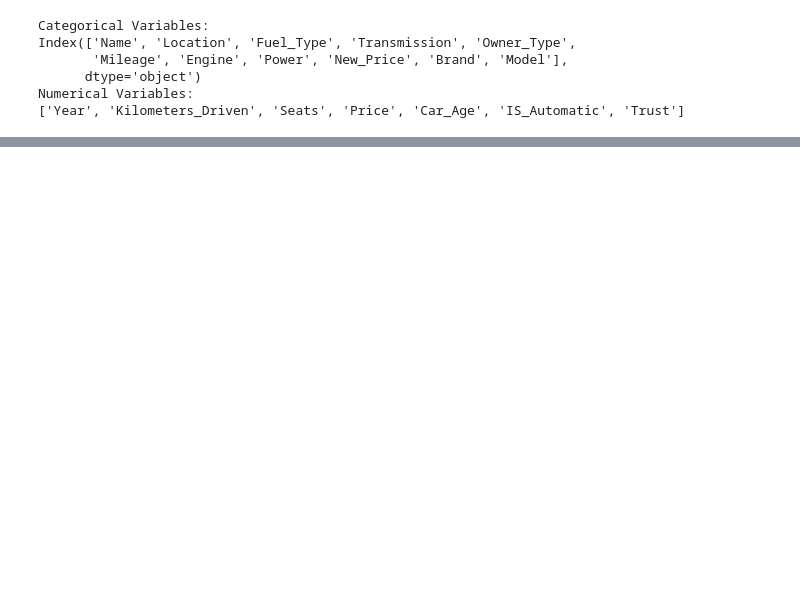
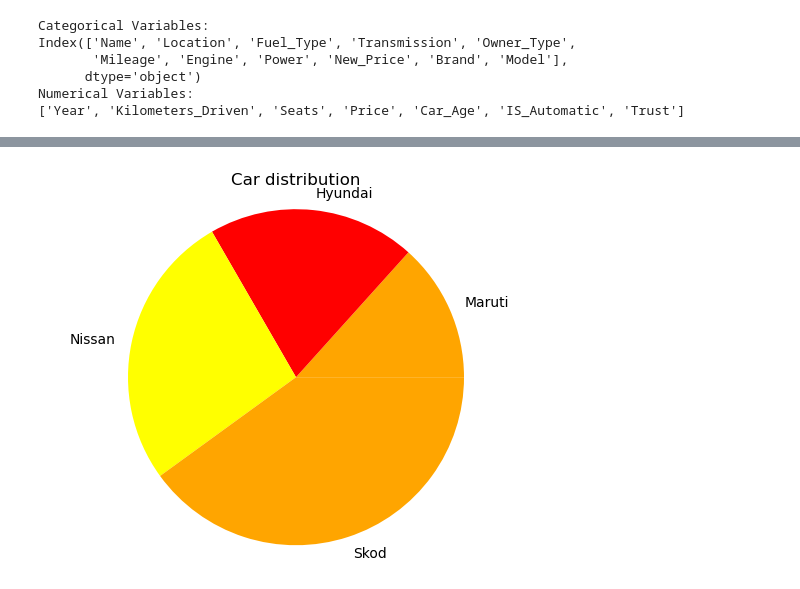
Before and after one commit to samruddhi02004/Machine-Learning-laboratory, a Jupyter notebook: Assingment 1/cars data.ipynb, the cells around one changed output, grey strips where cells are left out. Saved outputs shown, nothing was run; the diff lists cells and outputs as text; code cells hidden in the pictures; blank space fills up the shorter version.

```diff
--- a/Assingment 1/cars data.ipynb
+++ b/Assingment 1/cars data.ipynb
@@ -345,0 +358,11 @@ Numerical Variables:
+# %%
+ cars_name= ['Maruti','Hyundai','Nissan','Skod']
+sizes = [20,30,40,60]
+colors = ['Orange','red','yellow']
+
+plt.pie(sizes,labels=cars_name,colors=colors)
+plt.title('Car distribution')
+plt.axis('equal')
+plt.show()
+# %% [output]
+[figure, added]
```
Also changed, not shown: parts of 11 cells of this notebook.
